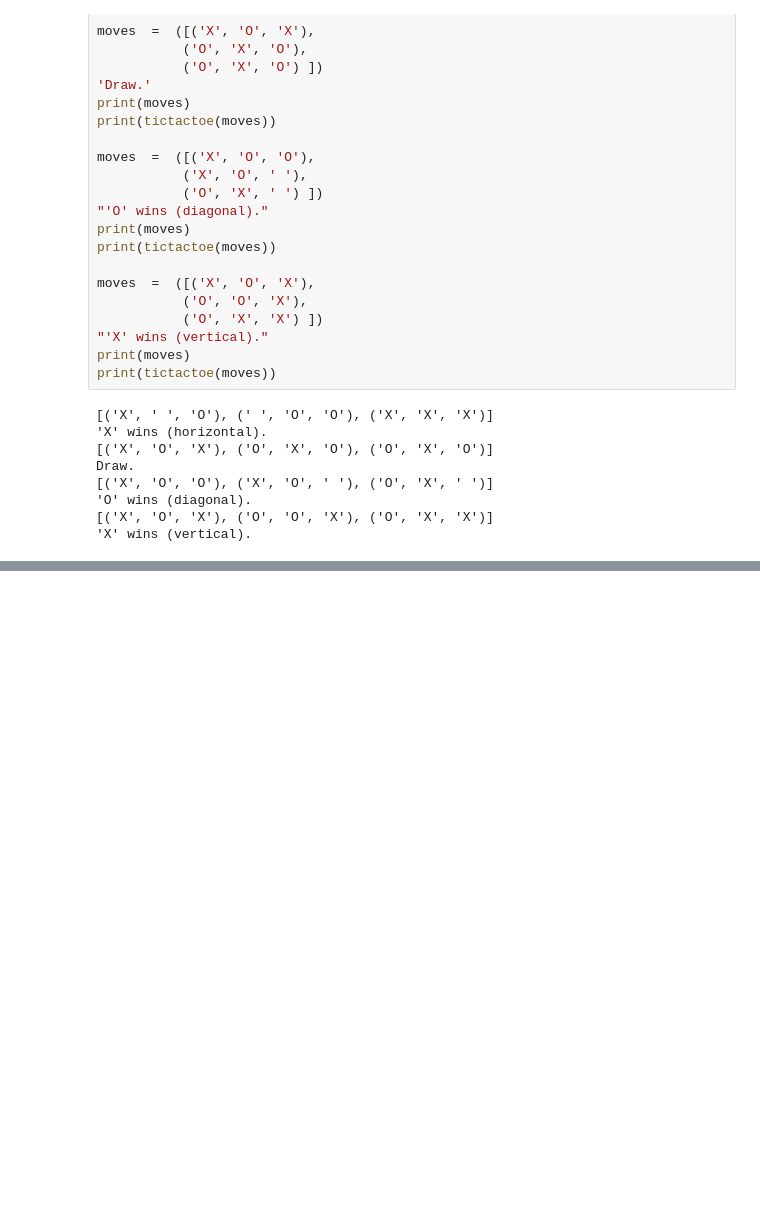
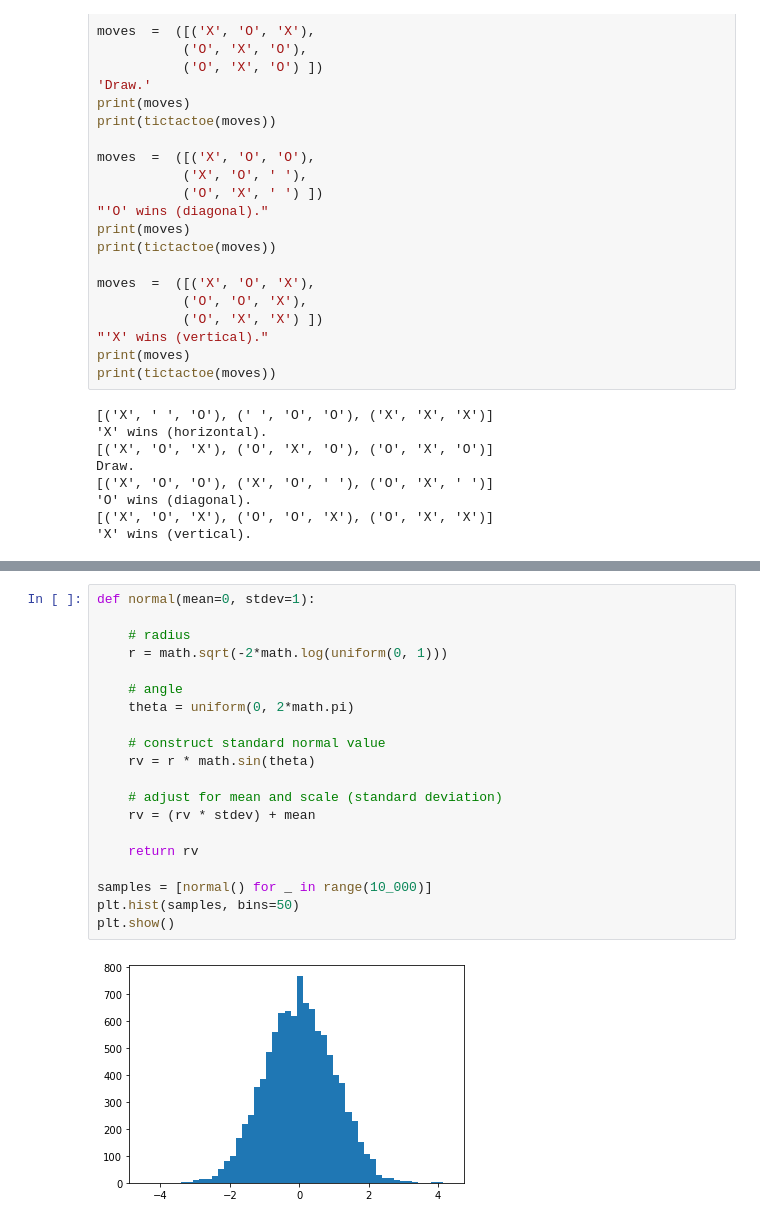
Before and after one commit to qcx201/ParetoPy, a Jupyter notebook: Notes/A.2.1-Challenge drafts.ipynb, the cells around one changed output, grey strips where cells are left out. Cells and saved outputs as stored; diff of their text form; blank space fills up the shorter version.

```diff
--- a/Notes/A.2.1-Challenge drafts.ipynb
+++ b/Notes/A.2.1-Challenge drafts.ipynb
@@ -740,0 +1536,22 @@ Draw.
+# %%
+def normal(mean=0, stdev=1):
+
+    # radius
+    r = math.sqrt(-2*math.log(uniform(0, 1)))
+
+    # angle
+    theta = uniform(0, 2*math.pi)
+
+    # construct standard normal value
+    rv = r * math.sin(theta)
+
+    # adjust for mean and scale (standard deviation)
+    rv = (rv * stdev) + mean
+
+    return rv
+
+samples = [normal() for _ in range(10_000)]
+plt.hist(samples, bins=50)
+plt.show()
+# %% [output]
+[figure, added]
```
Also changed, not shown: parts of 68 cells of this notebook, 1 other file.
